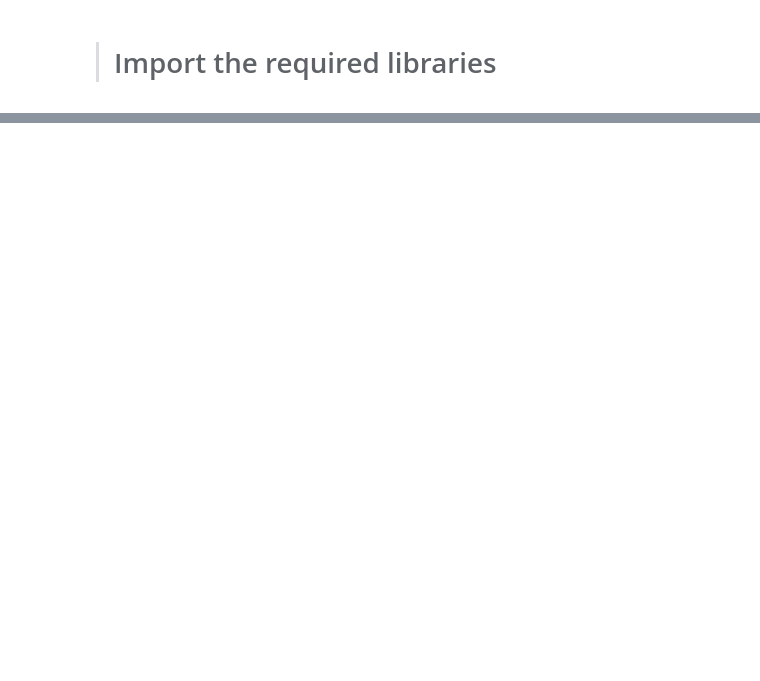
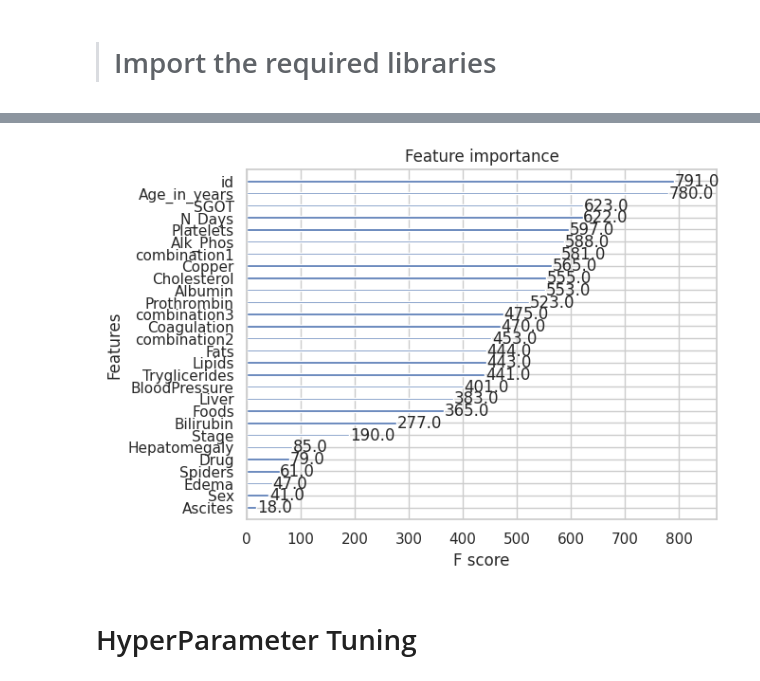
Before and after one commit to aayushs7ha/Kaggle, a Jupyter notebook: cirrhosis-patient-survival-prediction.ipynb, the cells around one changed output, grey strips where cells are left out. Drawn from its saved outputs; the diff is of its cells as text; code cells hidden in the pictures; blank space fills up the shorter version.

```diff
--- a/cirrhosis-patient-survival-prediction.ipynb
+++ b/cirrhosis-patient-survival-prediction.ipynb
@@ -163,0 +539,22 @@ duplicate_rows_count:
+# %%
+df_train.replace({'Status': {'C': 0, 'CL': 1, 'D': 2}}, inplace=True)
+
+cat_features = df_train.select_dtypes('object').columns
+num_features =  df_train.select_dtypes(exclude='object').columns
+num_features = [feature for feature in num_features if feature != 'Status' and feature != 'Stage']
+# %%
+def do_log_transform(df, feature):
+    df[feature] = np.log1p(df[feature])
+
+encoder = LabelEncoder()
+
+for feature in cat_features:
+    df_train[feature] = encoder.fit_transform(df_train[feature])
+    df_test[feature] = encoder.transform(df_test[feature])
+
+
+for feature in num_features:
+    do_log_transform(df_train, feature)
+    do_log_transform(df_test, feature)
+
+df_train.head()
@@ -163,0 +570,8 @@ duplicate_rows_count:
+# %%
+X = df_train.drop(['Status'], axis = 1)
+y = df_train['Status']
+from sklearn.model_selection import train_test_split
+X_train, X_test, y_train, y_test = train_test_split(X, y, test_size=0.3, random_state=42)
+reg = LazyClassifier(verbose=0, ignore_warnings=True)
+models, predictions = reg.fit(X_train, X_test, y_train, y_test)
+models
@@ -163,0 +659,17 @@ duplicate_rows_count:
+# %%
+model = XGBClassifier()
+model.fit(X, y)
+
+y_proba = model.predict_proba(df_test)
+
+xgb_sol = pd.DataFrame({'id': df_test['id'], 'Status_C': y_proba[:,0], 'Status_CL': y_proba[:,1], 'Status_D': y_proba[:,2]})
+# Save to CSV
+xgb_sol.to_csv('xgb_sol.csv', index=False)
+# %%
+# there are a few features with zero contribution towards the model performance
+xgb.plot_importance(model)
+plt.show()
+# %% [output]
+[figure, added]
+# %% [markdown]
+# HyperParameter Tuning
```
Also changed, not shown: parts of 61 cells of this notebook.
